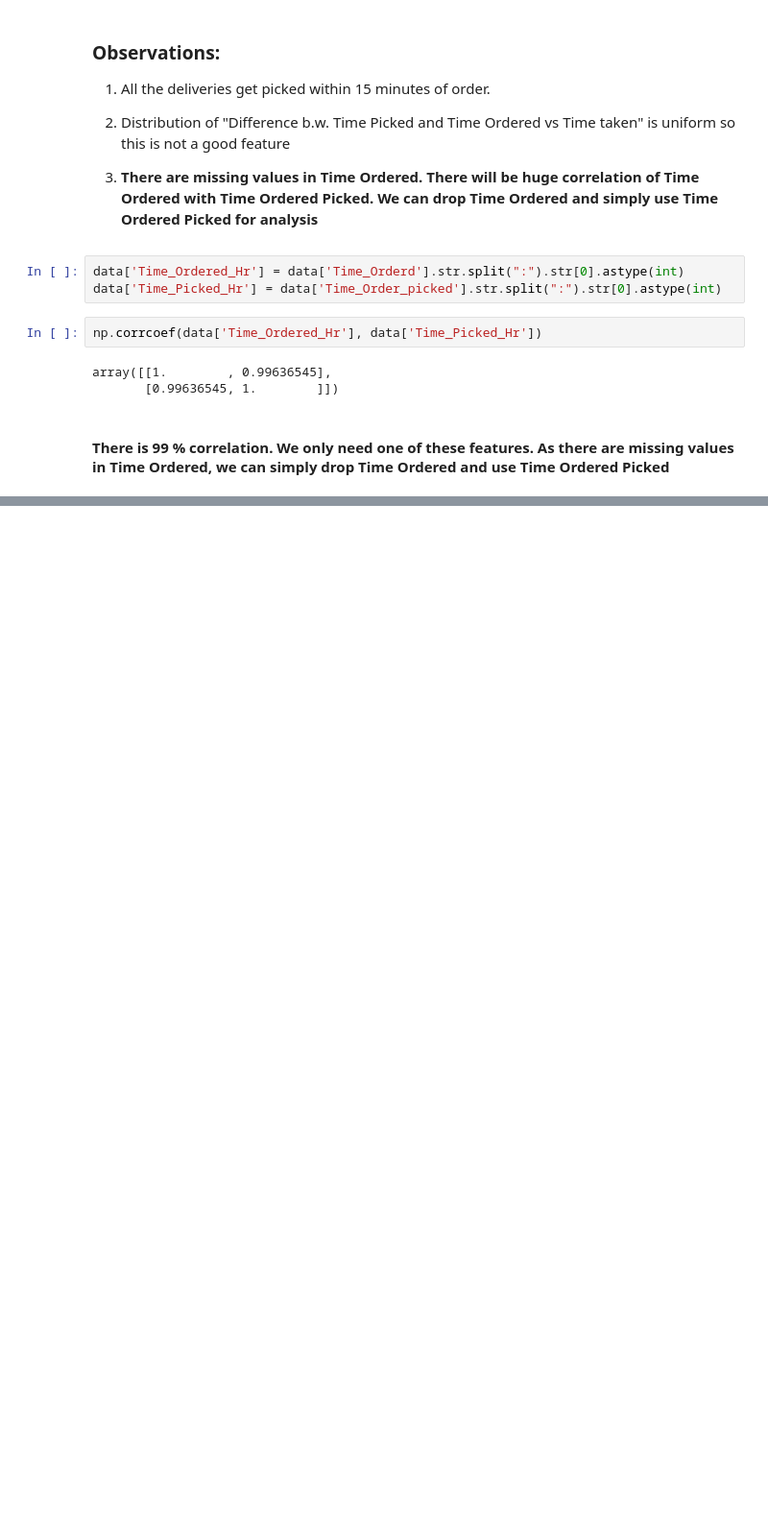
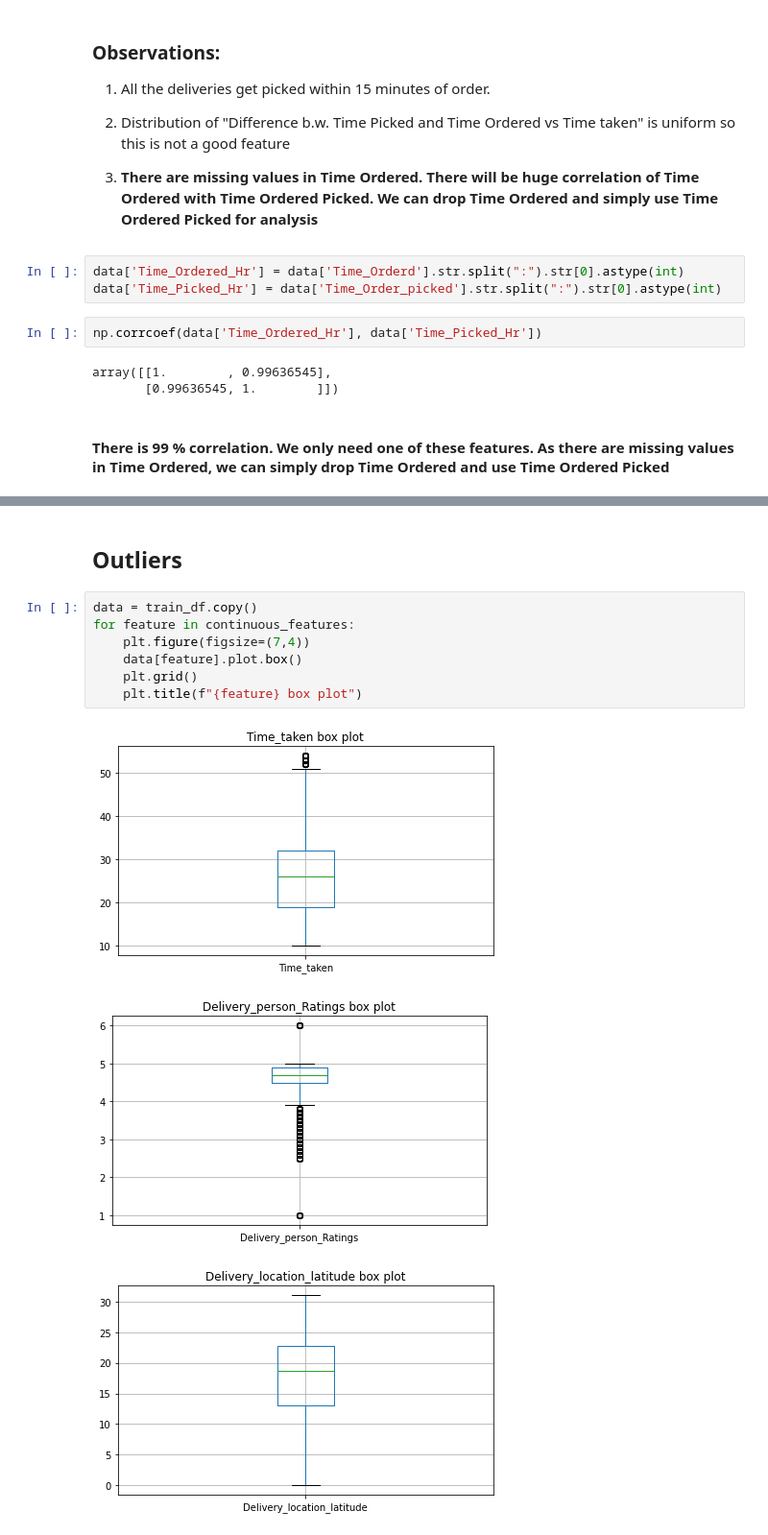
Before and after one commit to Rachinder3/ETA-for-food-deliveries-using-ML, a Jupyter notebook: notebooks/2. EDA.ipynb, the cells around one changed output, grey strips where cells are left out. Shown at 96% size. Cells and saved outputs as stored; diff of their text form; blank space fills up the shorter version.

```diff
--- a/notebooks/2. EDA.ipynb
+++ b/notebooks/2. EDA.ipynb
@@ -298,0 +435,13 @@ array([[1.        , 0.99636545],
+# %% [markdown]
+## Outliers
+# %%
+data = train_df.copy()
+for feature in continuous_features:
+    plt.figure(figsize=(7,4))
+    data[feature].plot.box()
+    plt.grid()
+    plt.title(f"{feature} box plot")
+# %% [output]
+[figure, added]
+[figure, added]
+[figure, added]
```
Also changed, not shown: parts of 31 cells of this notebook, 1 other file.
